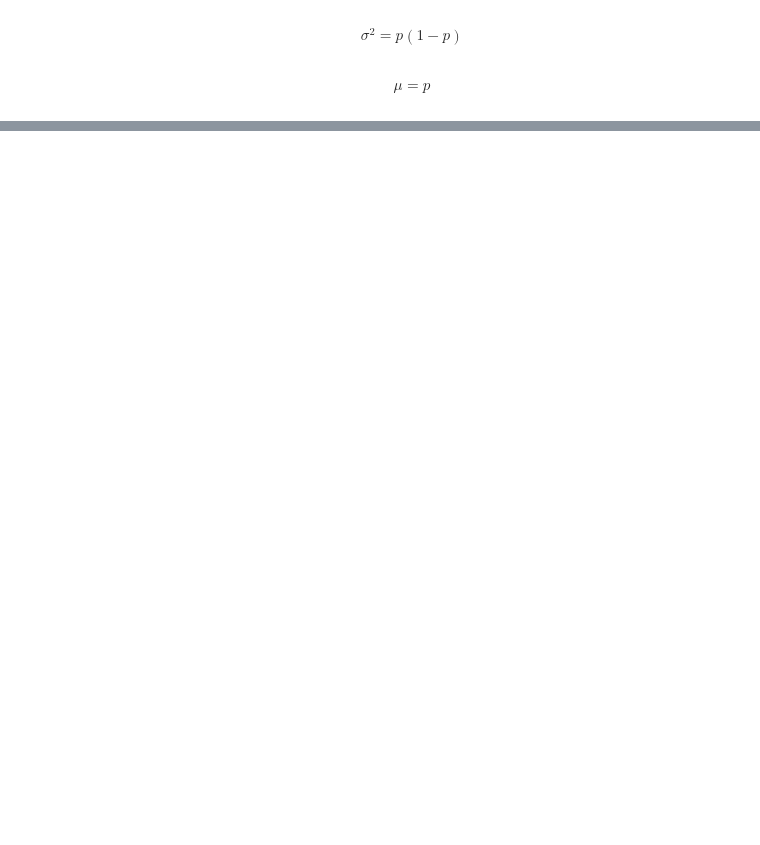
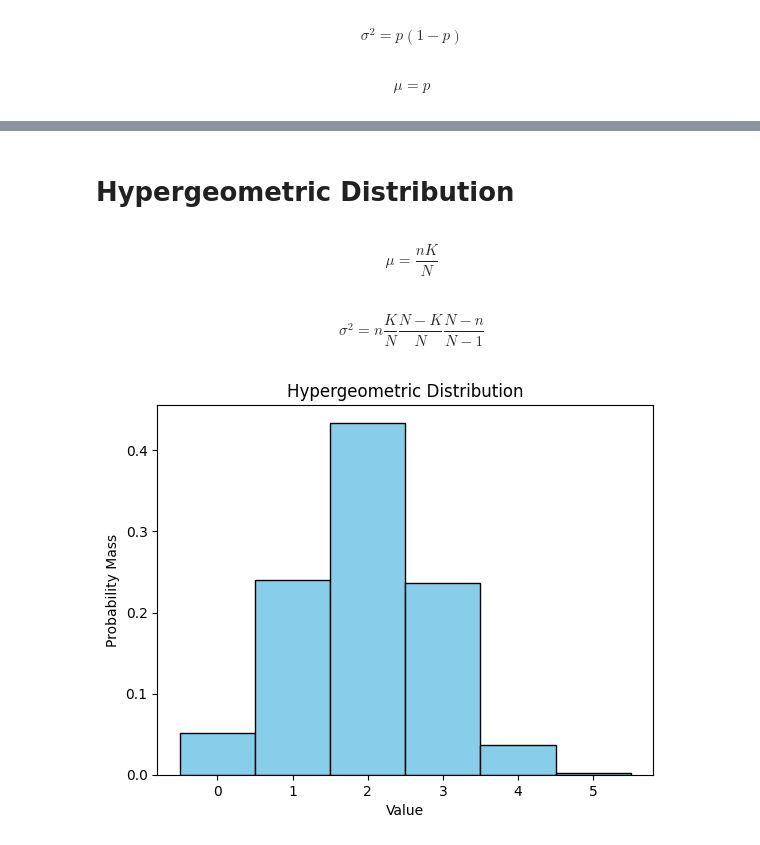
Before and after one commit to TheResearchLab/Practice, a Jupyter notebook: Python Problems/Study Guide Content/ProbAndStats.ipynb, the cells around one changed output, grey strips where cells are left out. Saved outputs shown, nothing was run; the diff lists cells and outputs as text; code cells hidden in the pictures; blank space fills up the shorter version.

```diff
--- a/Python Problems/Study Guide Content/ProbAndStats.ipynb
+++ b/Python Problems/Study Guide Content/ProbAndStats.ipynb
@@ -67,0 +149,40 @@ $$
+# %% [markdown]
+# Hypergeometric Distribution
+# %% [markdown]
+$$
+\mu = \frac{nK}{N}
+$$
+# %% [markdown]
+$$
+\sigma^2 = n \frac{K}{N} \frac{N-K}{N} \frac{N-n}{N-1}
+$$
+# %%
+import numpy as np
+import matplotlib.pyplot as plt
+
+# Define parameters
+N = 20  # Population size
+K = 8   # Number of successes in the population
+n = 5   # Number of draws (samples) without replacement
+size = 1000  # Number of samples
+
+# Generate random numbers from hypergeometric distribution
+data = np.random.hypergeometric(K, N-K, n, size)
+
+# Plot the histogram
+(plt.hist(data,
+          bins=np.arange(min(data),
+          max(data)+1.5)-0.5,
+          density=True,
+          color='skyblue',
+          edgecolor='black')
+)
+# Set labels and title
+plt.xlabel('Value')
+plt.ylabel('Probability Mass')
+plt.title('Hypergeometric Distribution')
+
+# Show plot
+plt.show()
+# %% [output]
+[figure, added]
```
Also changed, not shown: parts of 23 cells of this notebook.
